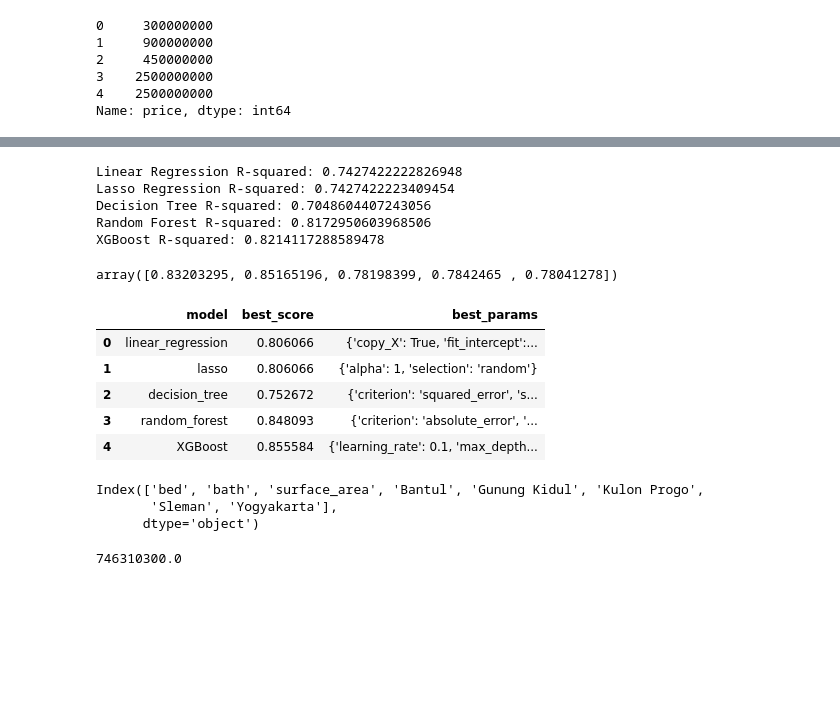
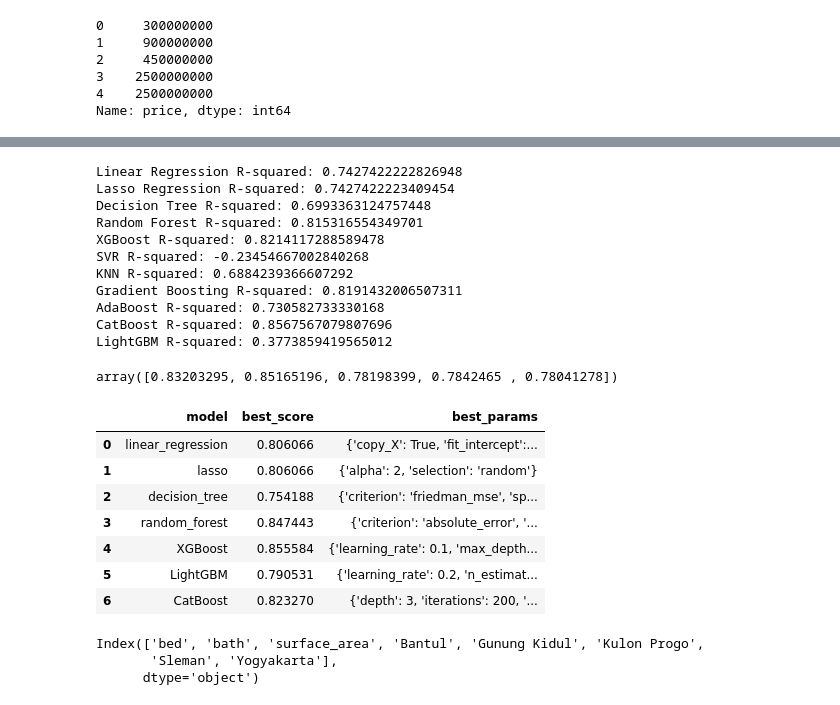
Before and after one commit to piezzy/yogyakarta-house-price-ml, a Jupyter notebook: main.ipynb, the cells around one changed output, grey strips where cells are left out. Drawn from its saved outputs; the diff is of its cells as text; code cells hidden in the pictures; blank space fills up the shorter version.

Commit message:
add 6 more models

```diff
--- a/main.ipynb
+++ b/main.ipynb
@@ -619,12 +622,48 @@ print("Random Forest R-squared:", rf_clf.score(X_test_scaled, y_test))
 xgb_clf = XGBRegressor(n_estimators=100, learning_rate=0.1, max_depth=5)
 xgb_clf.fit(X_train_scaled, y_train)
 print("XGBoost R-squared:", xgb_clf.score(X_test_scaled, y_test))
+
+# SVR Regressor
+svr_clf = SVR(kernel='rbf')
+svr_clf.fit(X_train_scaled, y_train)
+print("SVR R-squared:", svr_clf.score(X_test_scaled, y_test))
+
+# K-Neighbors Regressor
+knn_clf = KNeighborsRegressor(n_neighbors=5)
+knn_clf.fit(X_train_scaled, y_train)
+print("KNN R-squared:", knn_clf.score(X_test_scaled, y_test))
+
+# Gradient Boosting Regressor
+gb_clf = GradientBoostingRegressor(n_estimators=100, learning_rate=0.1, max_depth=5)
+gb_clf.fit(X_train_scaled, y_train)
+print("Gradient Boosting R-squared:", gb_clf.score(X_test_scaled, y_test))
+
+# AdaBoost Regressor
+ada_clf = AdaBoostRegressor(n_estimators=50, learning_rate=0.1)
+ada_clf.fit(X_train_scaled, y_train)
+print("AdaBoost R-squared:", ada_clf.score(X_test_scaled, y_test))
+
+# CatBoost Regressor
+cat_clf = CatBoostRegressor(iterations=100, learning_rate=0.1, depth=5, verbose=False)
+cat_clf.fit(X_train_scaled, y_train)
+print("CatBoost R-squared:", cat_clf.score(X_test_scaled, y_test))
+
+# LightGBM Regressor
+lgb_clf = LGBMRegressor(n_estimators=100, learning_rate=0.1, max_depth=5, verbose=-1)
+lgb_clf.fit(X_train_scaled, y_train)
+print("LightGBM R-squared:", lgb_clf.score(X_test_scaled, y_test))
 # %% [output]
 Linear Regression R-squared: 0.7427422222826948
 Lasso Regression R-squared: 0.7427422223409454
-Decision Tree R-squared: 0.7048604407243056
-Random Forest R-squared: 0.8172950603968506
+Decision Tree R-squared: 0.6993363124757448
+Random Forest R-squared: 0.815316554349701
 XGBoost R-squared: 0.8214117288589478
+SVR R-squared: -0.23454667002840268
+KNN R-squared: 0.6884239366607292
+Gradient Boosting R-squared: 0.8191432006507311
+AdaBoost R-squared: 0.730582733330168
+CatBoost R-squared: 0.8567567079807696
+LightGBM R-squared: 0.3773859419565012
 # %%
 cv = ShuffleSplit(n_splits=5, test_size=0.2, random_state=0)
 cross_val_score(LinearRegression(), X, Y, cv=cv)
@@ -661,37 +700,47 @@ def find_best_model(X, y):
                 'criterion': ['squared_error', 'absolute_error']
             }
         },
         'XGBoost': {
             'model': XGBRegressor(),
             'params': {
                 'n_estimators': [50, 100, 200],
                 'learning_rate': [0.01, 0.1, 0.2],
                 'max_depth': [3, 5, 7]
             }
         },
+        'LightGBM': {
+            'model': LGBMRegressor(),
+            'params': {'num_leaves': [31, 50, 100], 'learning_rate': [0.01, 0.1, 0.2], 'n_estimators': [50, 100, 200]}
+        },
+        'CatBoost': {
+            'model': CatBoostRegressor(silent=True),
+            'params': {'iterations': [100, 200], 'depth': [3, 6, 10], 'learning_rate': [0.01, 0.1, 0.2]}
+        }
     }
 
     scores = []
     cv = ShuffleSplit(n_splits=5, test_size=0.2, random_state=0)
 
     for alg_name, config in alg.items():
         gs = GridSearchCV(config['model'], config['params'], cv=cv, return_train_score=False)
         gs.fit(X, y)
         scores.append({
             'model': alg_name,
             'best_score': gs.best_score_,
             'best_params': gs.best_params_
         })
 
     return pd.DataFrame(scores, columns=['model', 'best_score', 'best_params'])
 find_best_model(X, Y)
 # %% [output]
 |  | model | best_score | best_params |
 | 0 | linear_regression | 0.806066 | {'copy_X': True, 'fit_intercept':... |
-| 1 | lasso | 0.806066 | {'alpha': 1, 'selection': 'random'} |
-| 2 | decision_tree | 0.752672 | {'criterion': 'squared_error', 's... |
-| 3 | random_forest | 0.848093 | {'criterion': 'absolute_error', '... |
+| 1 | lasso | 0.806066 | {'alpha': 2, 'selection': 'random'} |
+| 2 | decision_tree | 0.754188 | {'criterion': 'friedman_mse', 'sp... |
+| 3 | random_forest | 0.847443 | {'criterion': 'absolute_error', '... |
 | 4 | XGBoost | 0.855584 | {'learning_rate': 0.1, 'max_depth... |
+| 5 | LightGBM | 0.790531 | {'learning_rate': 0.2, 'n_estimat... |
+| 6 | CatBoost | 0.823270 | {'depth': 3, 'iterations': 200, '... |
 # %%
 # def predict_price(location,surface_area,bath,bed):
 #     locIndex = np.where(X.columns==location)[0][0] if location in X.columns else -1
@@ -760,7 +821,3 @@ X.columns
 Index(['bed', 'bath', 'surface_area', 'Bantul', 'Gunung Kidul', 'Kulon Progo',
        'Sleman', 'Yogyakarta'],
       dtype='object')
-# %%
-predict_price('Yogyakarta', 140, 3, 3, 'XGBoost')
-# %% [output]
-746310300.0
```
Also changed, not shown: parts of 5 cells of this notebook, 4 other files.
